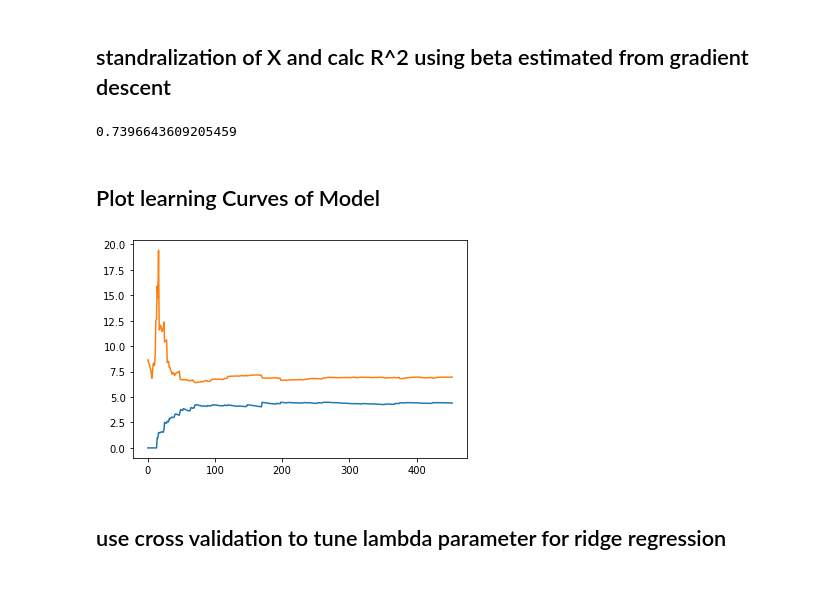
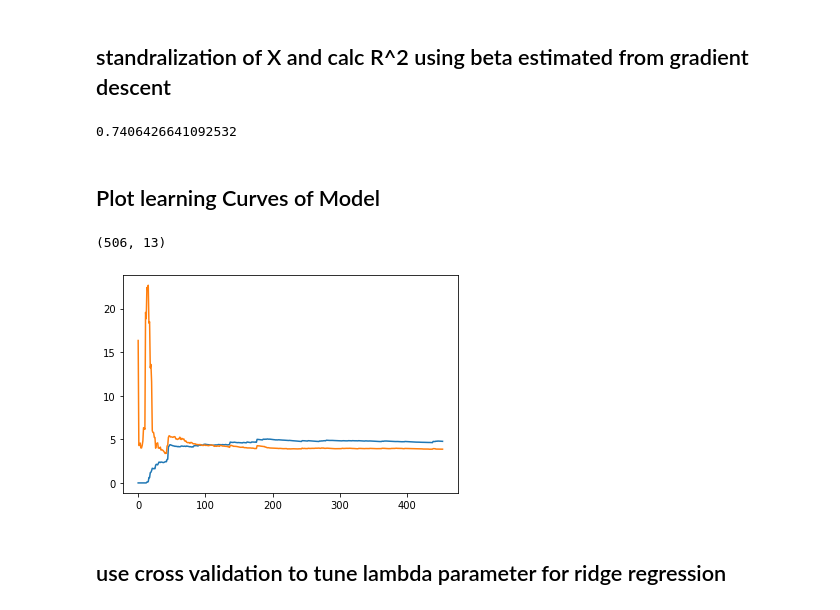
Before and after one commit to ShimaaBetah/Methods-Of-Statistical-Analysis, a Jupyter notebook: multiple linear-regression/MultipleLinearRegression.ipynb, the cells around one changed output. Drawn from its saved outputs; the diff is of its cells as text; code cells hidden in the pictures.

```diff
--- a/multiple linear-regression/MultipleLinearRegression.ipynb
+++ b/multiple linear-regression/MultipleLinearRegression.ipynb
@@ -83,5 +84,8 @@ features
  'B',
  'LSTAT']
 # %%
-reg.fit(boston_data[features],boston_data.price)
+X = boston_data[features].to_numpy()
+X = std_scaler.fit_transform(X)
+reg.fit(X,boston_data.price)
+np.shape(X)
 # %% [output]
@@ -105,9 +122,9 @@ r2_score(boston_data.price,reg.predict(boston_data[features]))
 # %%
 # Get a summary of the model using OLS from statsmodels
 std_scaler = preprocessing.StandardScaler()
-X = boston_data[features].to_numpy()
-X = std_scaler.fit_transform(X)
-X  = sm.add_constant(X)
+
+#X  = sm.add_constant(X)
 y = boston_data.price
-model = sm.OLS(y,X)
+model = sm.OLS(y,sm.add_constant(X))
 results=model.fit()
+np.shape(X)
@@ -234,9 +317,9 @@ def cost(X, Y, beta):
 ## standralization of X and calc R^2 using beta estimated from gradient descent
 # %%
 
-getRSquared(X,y,estimated_beta)
+getRSquared(sm.add_constant(X),y,estimated_beta_grad)
 # %% [output]
-0.7396643609205459
+0.7406426641092532
 # %% [markdown]
 ## Plot learning Curves of Model
 # %%
@@ -254,8 +337,10 @@ def plot_learning_curves(model, X, y):
     plt.plot(np.sqrt(val_errors), label = "test")
 # %%
 plot_learning_curves(reg,X,y)
+np.shape(X)
 # %% [output]
+(506, 13)
-[figure, old version]
+[figure, new version]
 # %% [markdown]
 ## use cross validation to tune lambda parameter for ridge regression
 # %%
```
Also changed, not shown: parts of 27 cells of this notebook, 1 other file.
